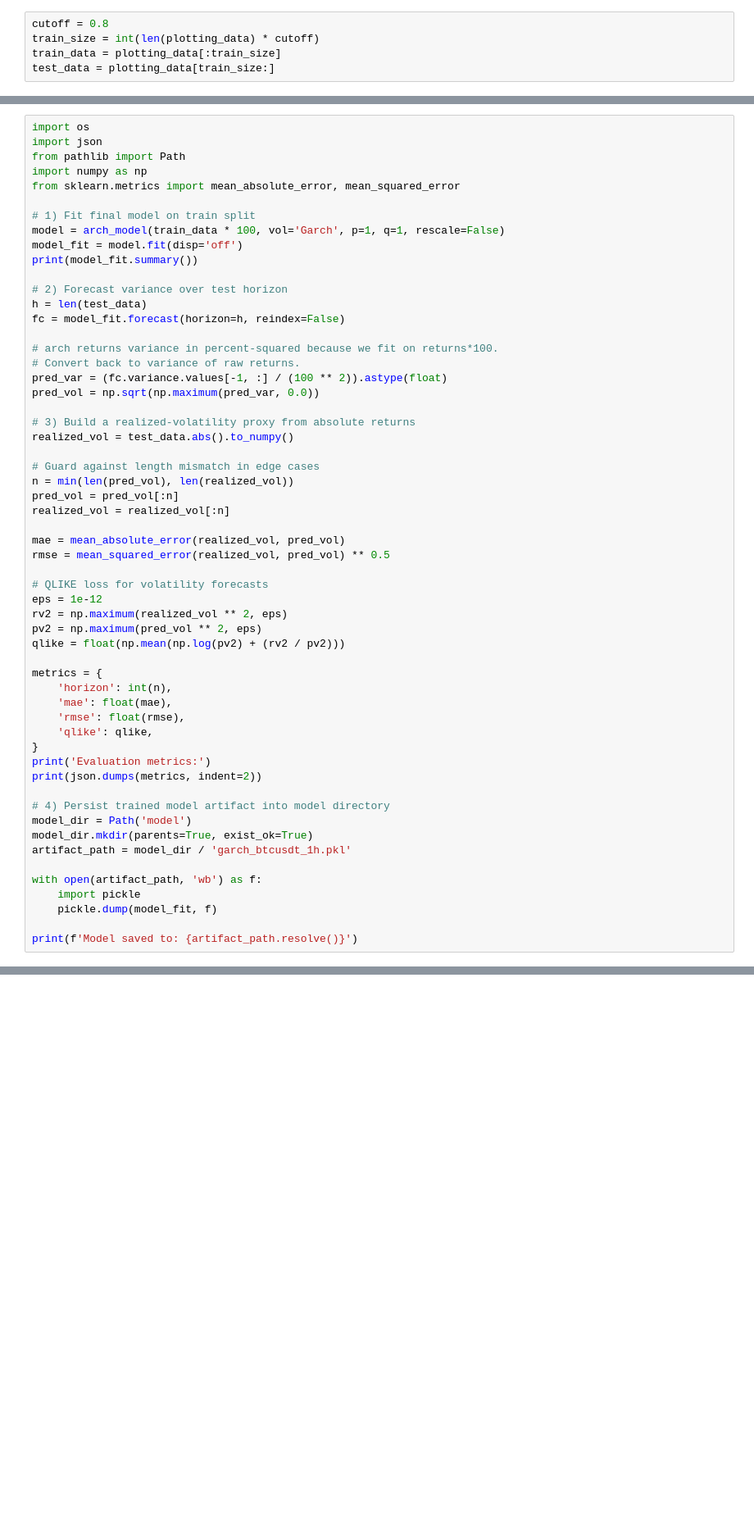
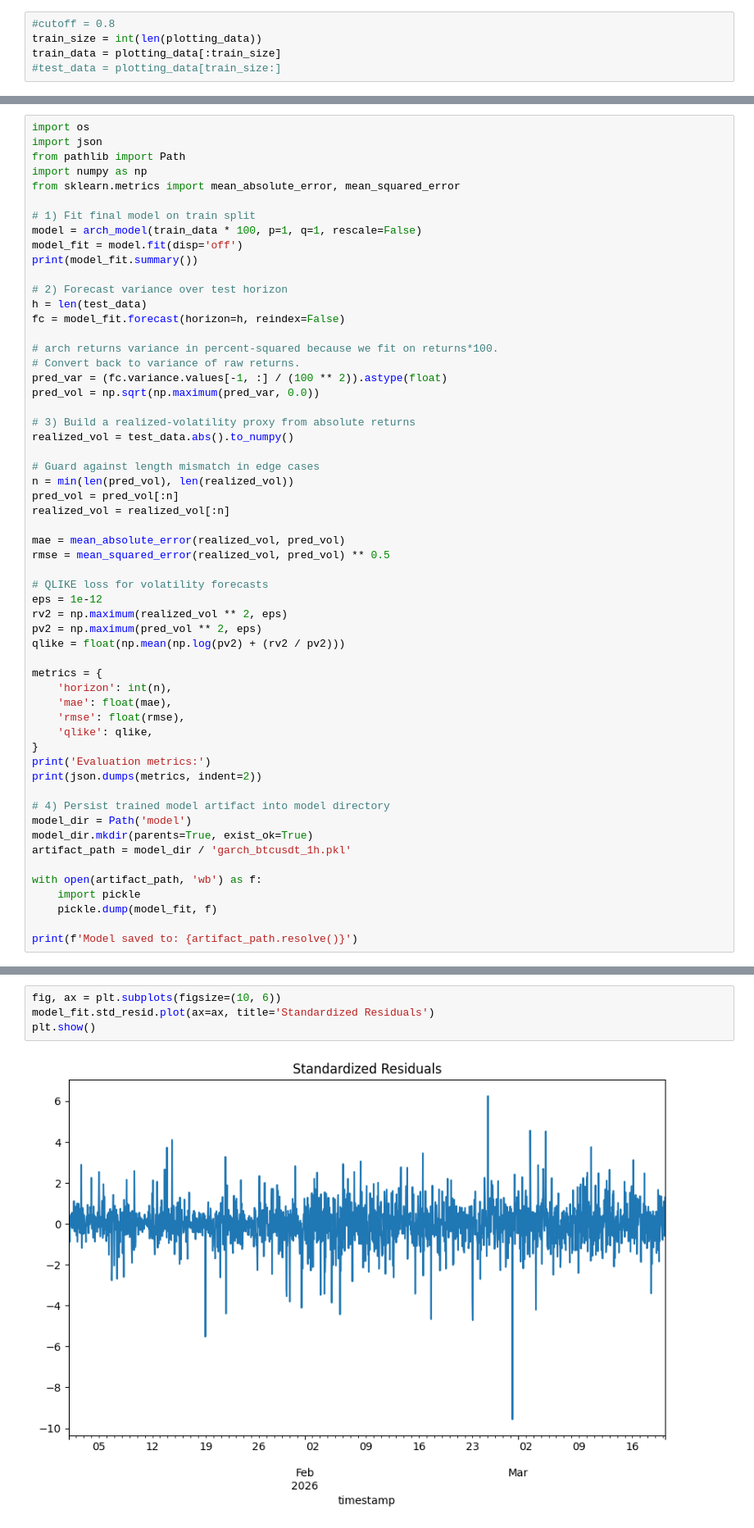
Before and after one commit to FreqVik/CVol, a Jupyter notebook: model.ipynb, the cells around one changed output, grey strips where cells are left out. Shown at 82% size. Cells and saved outputs as stored; diff of their text form; blank space fills up the shorter version.

Commit message:
modded model

```diff
--- a/model.ipynb
+++ b/model.ipynb
@@ -52,6 +92,6 @@ plt.show()
 # %%
-cutoff = 0.8
-train_size = int(len(plotting_data) * cutoff)
+#cutoff = 0.8
+train_size = int(len(plotting_data))
 train_data = plotting_data[:train_size]
-test_data = plotting_data[train_size:]
+#test_data = plotting_data[train_size:]
 # %%
@@ -84,7 +154,7 @@ import numpy as np
 from sklearn.metrics import mean_absolute_error, mean_squared_error
 
 # 1) Fit final model on train split
-model = arch_model(train_data * 100, vol='Garch', p=1, q=1, rescale=False)
+model = arch_model(train_data * 100, p=1, q=1, rescale=False)
 model_fit = model.fit(disp='off')
 print(model_fit.summary())
 
@@ -145,0 +236,6 @@ plt.show()
+# %%
+fig, ax = plt.subplots(figsize=(10, 6))
+model_fit.std_resid.plot(ax=ax, title='Standardized Residuals')
+plt.show()
+# %% [output]
+[figure, added]
```
Also changed, not shown: parts of 10 cells of this notebook, 4 other files.
